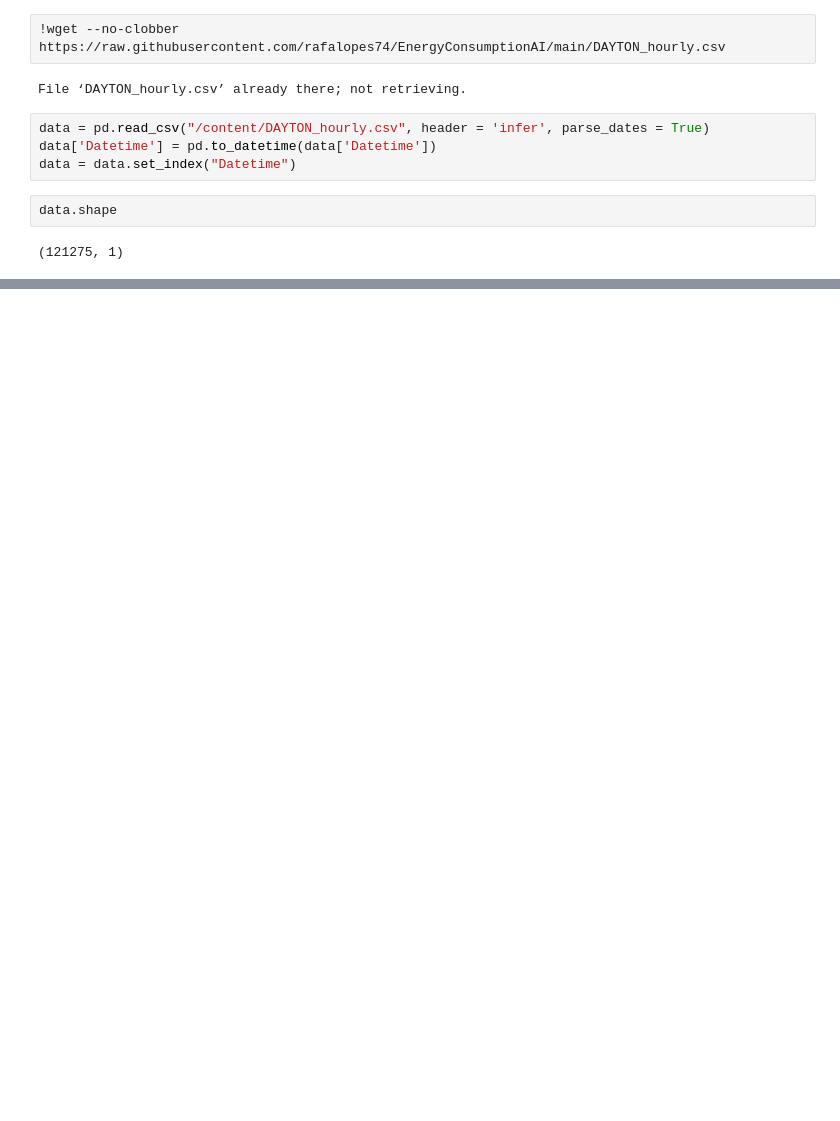
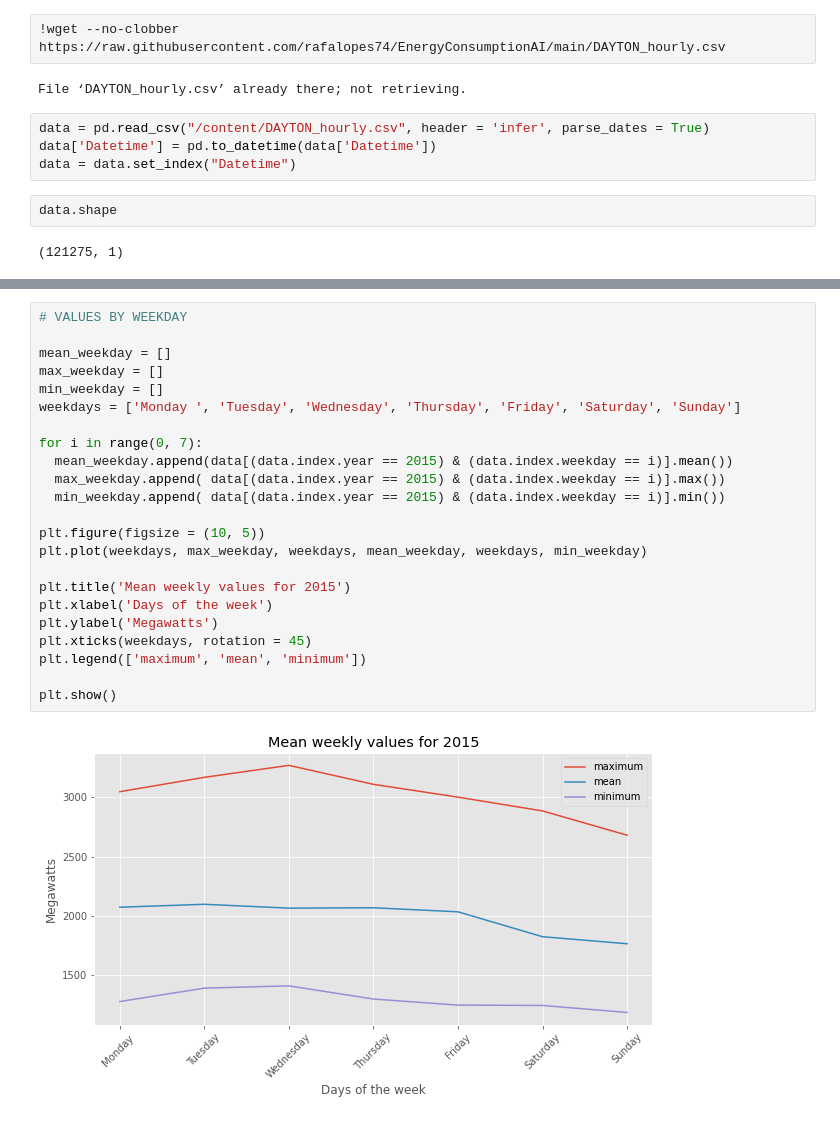
Before and after one commit to rafalopes74/EnergyConsumptionAI, a Jupyter notebook: EnergyConsumption.ipynb, the cells around one changed output, grey strips where cells are left out. Saved outputs shown, nothing was run; the diff lists cells and outputs as text; blank space fills up the shorter version.

```diff
--- a/EnergyConsumption.ipynb
+++ b/EnergyConsumption.ipynb
@@ -110,0 +85,25 @@ data[data.index.year == 2015]
+# %%
+# VALUES BY WEEKDAY
+
+mean_weekday = []
+max_weekday = []
+min_weekday = []
+weekdays = ['Monday ', 'Tuesday', 'Wednesday', 'Thursday', 'Friday', 'Saturday', 'Sunday']
+
+for i in range(0, 7):
+  mean_weekday.append(data[(data.index.year == 2015) & (data.index.weekday == i)].mean())
+  max_weekday.append( data[(data.index.year == 2015) & (data.index.weekday == i)].max())
+  min_weekday.append( data[(data.index.year == 2015) & (data.index.weekday == i)].min())
+
+plt.figure(figsize = (10, 5))
+plt.plot(weekdays, max_weekday, weekdays, mean_weekday, weekdays, min_weekday)
+
+plt.title('Mean weekly values for 2015')
+plt.xlabel('Days of the week')
+plt.ylabel('Megawatts')
+plt.xticks(weekdays, rotation = 45)
+plt.legend(['maximum', 'mean', 'minimum'])
+
+plt.show()
+# %% [output]
+[figure, added]
```
Also changed, not shown: parts of 11 cells of this notebook.
